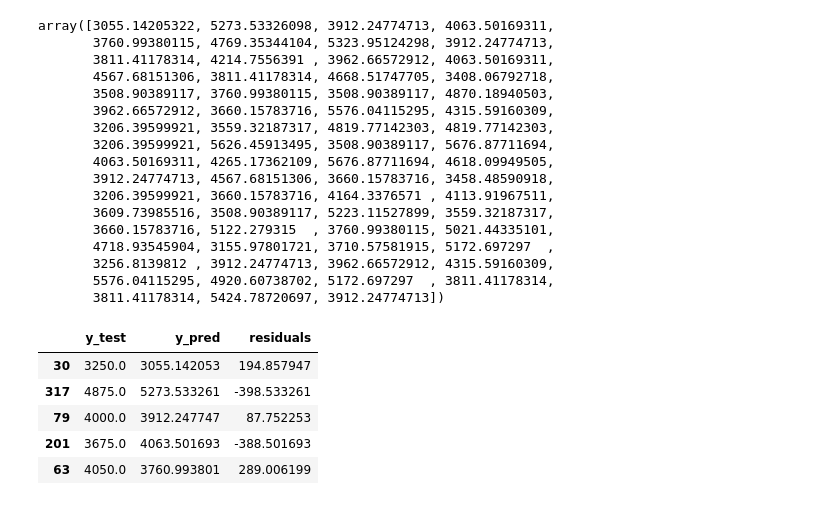
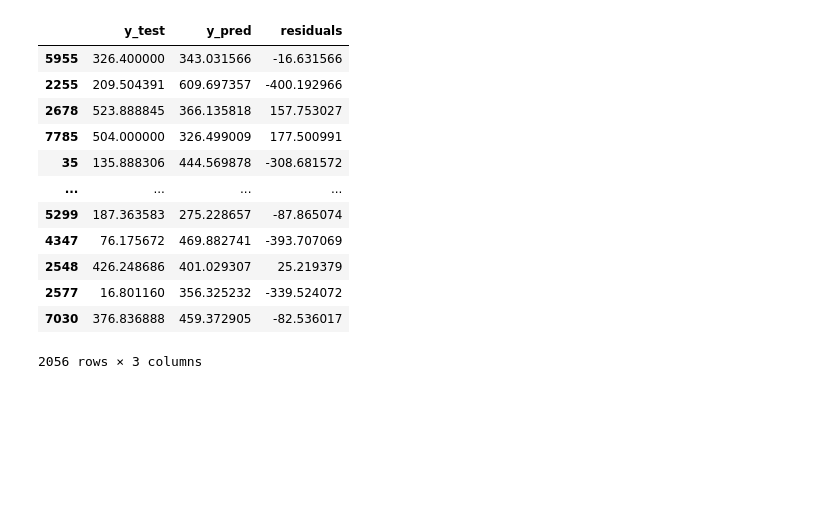
Before and after one commit to serhatozar/labs, a Jupyter notebook: Lab 29.08.2023.ipynb, the cells around one changed output. Drawn from its saved outputs; the diff is of its cells as text; code cells hidden in the pictures; blank space fills up the shorter version.

```diff
--- a/Lab 29.08.2023.ipynb
+++ b/Lab 29.08.2023.ipynb
@@ -26,2 +18,2 @@ sns.displot(p_df['body_mass_g'])
 # %%
-p_df.dropna(inplace=True)
+numerical.dropna(inplace=True)
@@ -31,4 +20,10 @@ y = p_df['body_mass_g']
 # %%
 from sklearn.model_selection import train_test_split
 
+
+X = numerical.drop(columns=['Total Claim Amount'])
+y = numerical['Total Claim Amount']
+
 X_train, X_test, y_train, y_test = train_test_split(X, y, test_size=0.2, random_state=42)
+
+y_test
@@ -39,9 +47,9 @@ X_train.shape
 # %%
-from sklearn.preprocessing import MinMaxScaler
+from sklearn.preprocessing import StandardScaler
 
-scaler = MinMaxScaler()
-scaler.fit((np.array(X_train).reshape(-1,1)))
-X_train_scaled = scaler.transform(np.array(X_train).reshape(-1,1))
+scaler = StandardScaler()
+scaler.fit(X_train)
+X_train_scaled = scaler.transform(X_train)
 # %%
 from sklearn.linear_model import LinearRegression
 
@@ -59,25 +68,5 @@ model.intercept_
 # %%
-X_test_scaled = scaler.transform(np.array(X_test).reshape(-1,1))
+X_test_scaled = scaler.transform(X_test)
-# %%
-model.predict(X_test_scaled)
-# %% [output]
-array([3055.14205322, 5273.53326098, 3912.24774713, 4063.50169311,
-       3760.99380115, 4769.35344104, 5323.95124298, 3912.24774713,
-       3811.41178314, 4214.7556391 , 3962.66572912, 4063.50169311,
-       4567.68151306, 3811.41178314, 4668.51747705, 3408.06792718,
-       3508.90389117, 3760.99380115, 3508.90389117, 4870.18940503,
-       3962.66572912, 3660.15783716, 5576.04115295, 4315.59160309,
-       3206.39599921, 3559.32187317, 4819.77142303, 4819.77142303,
-       3206.39599921, 5626.45913495, 3508.90389117, 5676.87711694,
-       4063.50169311, 4265.17362109, 5676.87711694, 4618.09949505,
-       3912.24774713, 4567.68151306, 3660.15783716, 3458.48590918,
-       3206.39599921, 3660.15783716, 4164.3376571 , 4113.91967511,
-       3609.73985516, 3508.90389117, 5223.11527899, 3559.32187317,
-       3660.15783716, 5122.279315  , 3760.99380115, 5021.44335101,
-       4718.93545904, 3155.97801721, 3710.57581915, 5172.697297  ,
-       3256.8139812 , 3912.24774713, 3962.66572912, 4315.59160309,
-       5576.04115295, 4920.60738702, 5172.697297  , 3811.41178314,
-       3811.41178314, 5424.78720697, 3912.24774713])
 # %%
 y_pred = model.predict(X_test_scaled)
 # %%
@@ -85,14 +74,21 @@ residuals = np.array(y_test - y_pred)
 # %%
 res_df = pd.DataFrame({'y_test':y_test, 'y_pred':y_pred, 'residuals':residuals})
 # %%
-res_df.head()
+res_df
 # %% [output]
 |  | y_test | y_pred | residuals |
-| 30 | 3250.0 | 3055.142053 | 194.857947 |
-| 317 | 4875.0 | 5273.533261 | -398.533261 |
-| 79 | 4000.0 | 3912.247747 | 87.752253 |
-| 201 | 3675.0 | 4063.501693 | -388.501693 |
-| 63 | 4050.0 | 3760.993801 | 289.006199 |
+| 5955 | 326.400000 | 343.031566 | -16.631566 |
+| 2255 | 209.504391 | 609.697357 | -400.192966 |
+| 2678 | 523.888845 | 366.135818 | 157.753027 |
+| 7785 | 504.000000 | 326.499009 | 177.500991 |
+| 35 | 135.888306 | 444.569878 | -308.681572 |
+| ... | ... | ... | ... |
+| 5299 | 187.363583 | 275.228657 | -87.865074 |
+| 4347 | 76.175672 | 469.882741 | -393.707069 |
+| 2548 | 426.248686 | 401.029307 | 25.219379 |
+| 2577 | 16.801160 | 356.325232 | -339.524072 |
+| 7030 | 376.836888 | 459.372905 | -82.536017 |
+2056 rows × 3 columns
 # %%
 from sklearn.metrics import mean_squared_error as mse
 
```
Also changed, not shown: parts of 15 cells of this notebook.
